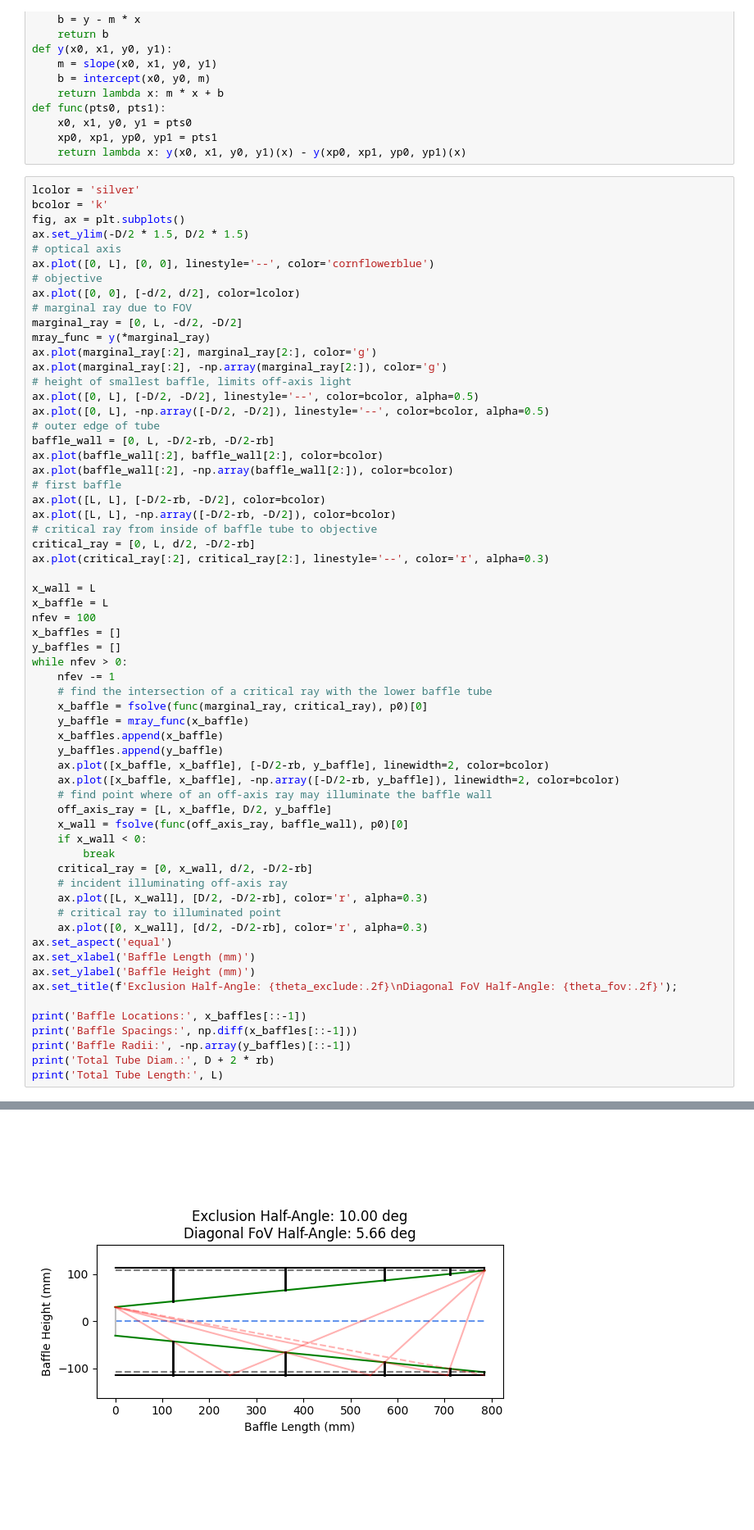
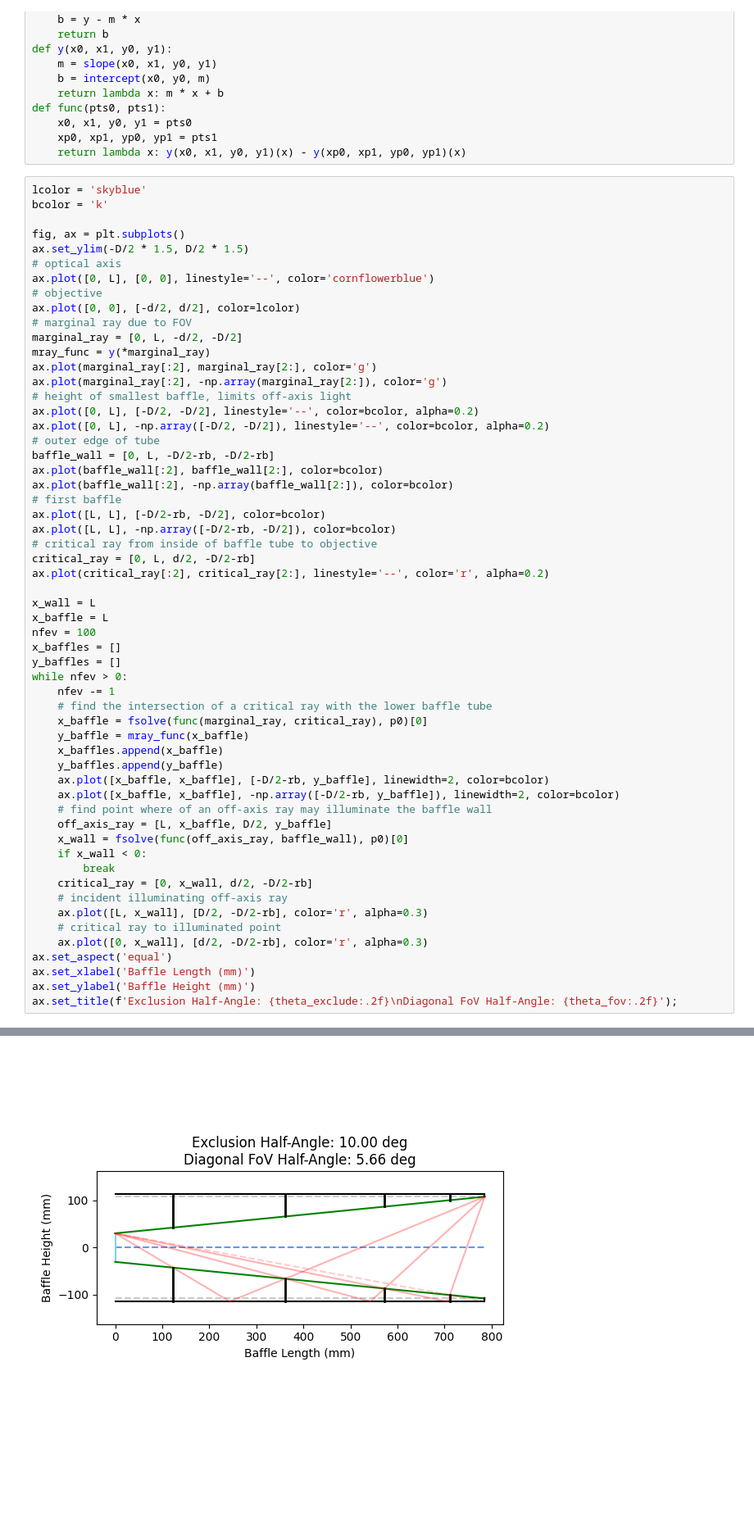
Before and after one commit to evanmayer/starcam-sim, a Jupyter notebook: baffle_designer.ipynb, the cells around one changed output, grey strips where cells are left out. Shown at 82% size. Drawn from its saved outputs; the diff is of its cells as text; blank space fills up the shorter version.

```diff
--- a/baffle_designer.ipynb
+++ b/baffle_designer.ipynb
@@ -49,8 +49,9 @@ def func(pts0, pts1):
     xp0, xp1, yp0, yp1 = pts1
     return lambda x: y(x0, x1, y0, y1)(x) - y(xp0, xp1, yp0, yp1)(x)
 # %%
-lcolor = 'silver'
+lcolor = 'skyblue'
 bcolor = 'k'
+
 fig, ax = plt.subplots()
 ax.set_ylim(-D/2 * 1.5, D/2 * 1.5)
 # optical axis
@@ -63,8 +64,8 @@ mray_func = y(*marginal_ray)
 ax.plot(marginal_ray[:2], marginal_ray[2:], color='g')
 ax.plot(marginal_ray[:2], -np.array(marginal_ray[2:]), color='g')
 # height of smallest baffle, limits off-axis light
-ax.plot([0, L], [-D/2, -D/2], linestyle='--', color=bcolor, alpha=0.5)
-ax.plot([0, L], -np.array([-D/2, -D/2]), linestyle='--', color=bcolor, alpha=0.5)
+ax.plot([0, L], [-D/2, -D/2], linestyle='--', color=bcolor, alpha=0.2)
+ax.plot([0, L], -np.array([-D/2, -D/2]), linestyle='--', color=bcolor, alpha=0.2)
 # outer edge of tube
 baffle_wall = [0, L, -D/2-rb, -D/2-rb]
 ax.plot(baffle_wall[:2], baffle_wall[2:], color=bcolor)
@@ -74,7 +75,7 @@ ax.plot([L, L], [-D/2-rb, -D/2], color=bcolor)
 ax.plot([L, L], -np.array([-D/2-rb, -D/2]), color=bcolor)
 # critical ray from inside of baffle tube to objective
 critical_ray = [0, L, d/2, -D/2-rb]
-ax.plot(critical_ray[:2], critical_ray[2:], linestyle='--', color='r', alpha=0.3)
+ax.plot(critical_ray[:2], critical_ray[2:], linestyle='--', color='r', alpha=0.2)
 
 x_wall = L
 x_baffle = L
@@ -104,10 +105,4 @@ ax.set_aspect('equal')
 ax.set_xlabel('Baffle Length (mm)')
 ax.set_ylabel('Baffle Height (mm)')
 ax.set_title(f'Exclusion Half-Angle: {theta_exclude:.2f}\nDiagonal FoV Half-Angle: {theta_fov:.2f}');
-
-print('Baffle Locations:', x_baffles[::-1])
-print('Baffle Spacings:', np.diff(x_baffles[::-1]))
-print('Baffle Radii:', -np.array(y_baffles)[::-1])
-print('Total Tube Diam.:', D + 2 * rb)
-print('Total Tube Length:', L)
 # %% [output]
@@ -120 +109 @@ Total Tube Length: 785.3672525408529
-[figure, old version]
+[figure, new version]
```
Also changed, not shown: parts of 2 cells of this notebook.
